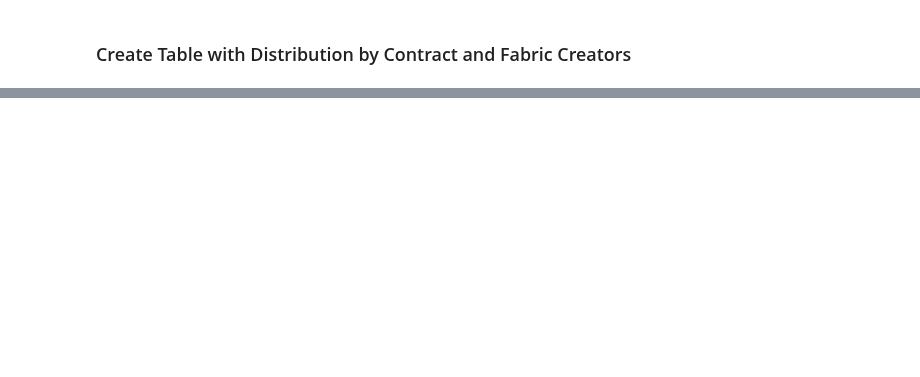
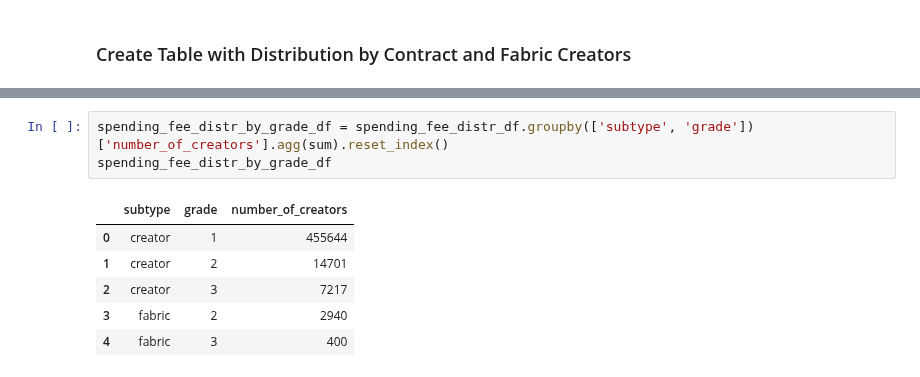
Before and after one commit to Snedashkovsky/cybergift, a Jupyter notebook: gas_analysis.ipynb, the cells around one changed output, grey strips where cells are left out. Drawn from its saved outputs; the diff is of its cells as text; blank space fills up the shorter version.

```diff
--- a/gas_analysis.ipynb
+++ b/gas_analysis.ipynb
@@ -132,0 +170,10 @@ Table gasdrop:gasdrop_distribution created and filled.
+# %%
+spending_fee_distr_by_grade_df = spending_fee_distr_df.groupby(['subtype', 'grade'])['number_of_creators'].agg(sum).reset_index()
+spending_fee_distr_by_grade_df
+# %% [output]
+|  | subtype | grade | number_of_creators |
+| 0 | creator | 1 | 455644 |
+| 1 | creator | 2 | 14701 |
+| 2 | creator | 3 | 7217 |
+| 3 | fabric | 2 | 2940 |
+| 4 | fabric | 3 | 400 |
```
Also changed, not shown: parts of 7 cells of this notebook, 2 other files.
